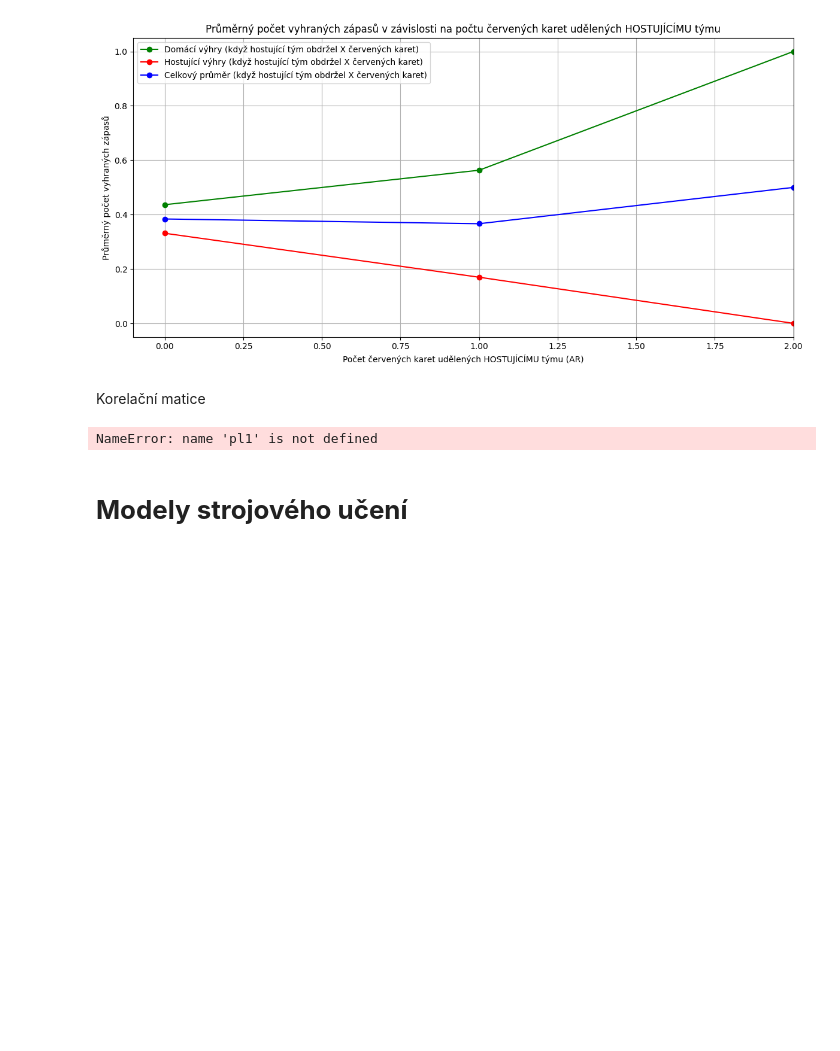
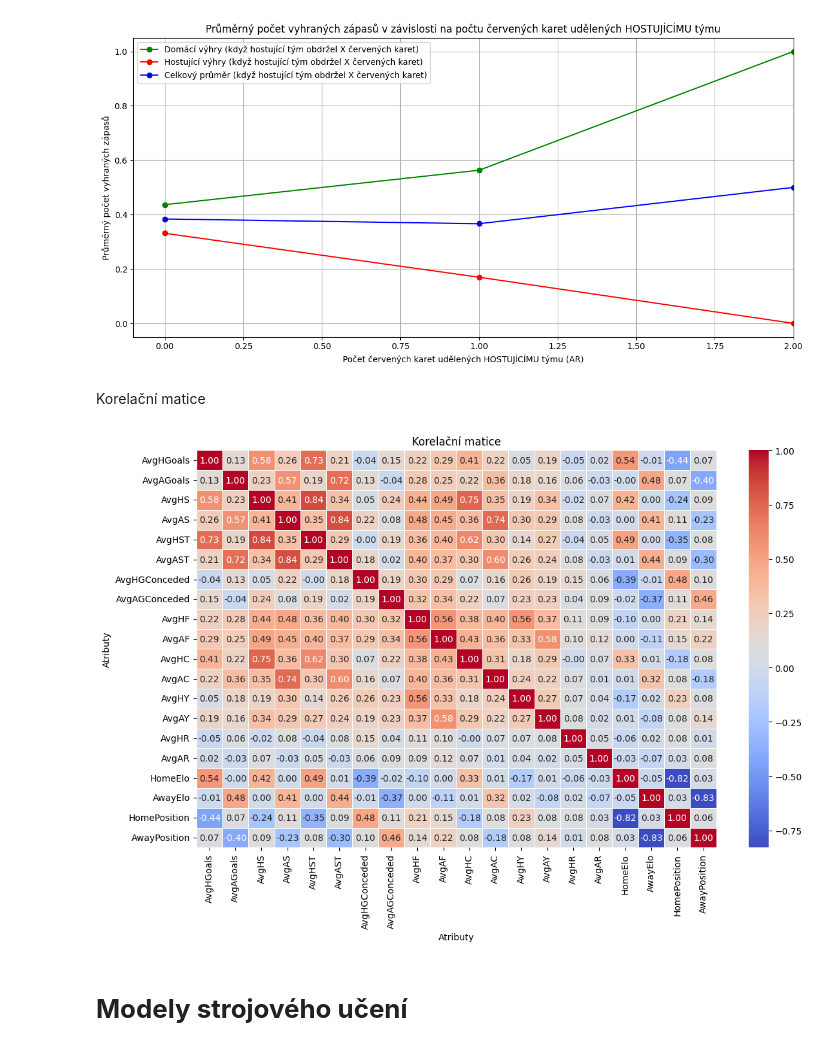
Before and after one commit to nguyenkevin-dotcom/MLPremierLeague, a Jupyter notebook: BP_final.ipynb, the cells around one changed output. Cells and saved outputs as stored; diff of their text form; code cells hidden in the pictures; blank space fills up the shorter version.

Commit message:
Repaired the correlation matrix

```diff
--- a/BP_final.ipynb
+++ b/BP_final.ipynb
@@ -1348,6 +1348,10 @@ plt.show()
 # %% [output]
 [figure]
 # %%
+# Add 'HomeWin' and 'AwayWin' columns based on 'FTR'
+pl1['HomeWin'] = (pl1['FTR'] == 'H').astype(int)
+pl1['AwayWin'] = (pl1['FTR'] == 'A').astype(int)
+
 # Vizualizace pro udělení žlutých karet pro domácí vs. výhry
 home_yellow_wins = pl1.groupby("HY")[["HomeWin", "AwayWin"]].mean().reset_index()
 home_yellow_wins["TotalWin"] = (home_yellow_wins["HomeWin"] + home_yellow_wins["AwayWin"]) / 2
@@ -1423,16 +1427,16 @@ plt.show()
 # %% [markdown]
 Korelační matice
 # %%
-correlation_matrix = pl1.drop(["Date", "HomeTeam", "AwayTeam","FTHG", "FTAG", "HTHG", "HTAG", "FTR", "HTR", "HS", "AS","HST", "AST", "HSOT", "ASOT", "FTR - team", "Season", "Season_start_year", "Matchweek", "HF", "AF", "HY", "AY", "HR", "AR", "HC", "AC"], axis=1).corr()
+correlation_matrix = pl1.drop(["Date", "HomeTeam", "AwayTeam","FTHG", "FTAG", "HTHG", "HTAG", "FTR", "HTR", "HS", "AS","HST", "AST", "HSOT", "ASOT", "FTR - team", "Season", "Season_start_year", "Matchweek", "HF", "AF", "HY", "AY", "HR", "AR", "HC", "AC", "HomeWin", "AwayWin"], axis=1).corr()
 
 plt.figure(figsize=(13, 8))
 sns.heatmap(correlation_matrix, annot=True, cmap="coolwarm", fmt=".2f", linewidths=0.5)
 plt.title("Korelační matice")
 plt.xlabel("Atributy")
 plt.ylabel("Atributy")
 plt.show()
 # %% [output]
-NameError: name 'pl1' is not defined
+[figure, added]
 # %% [markdown]
 # **Modely strojového učení**
 # %% [markdown]
```
Also changed, not shown: parts of 7 cells of this notebook.
